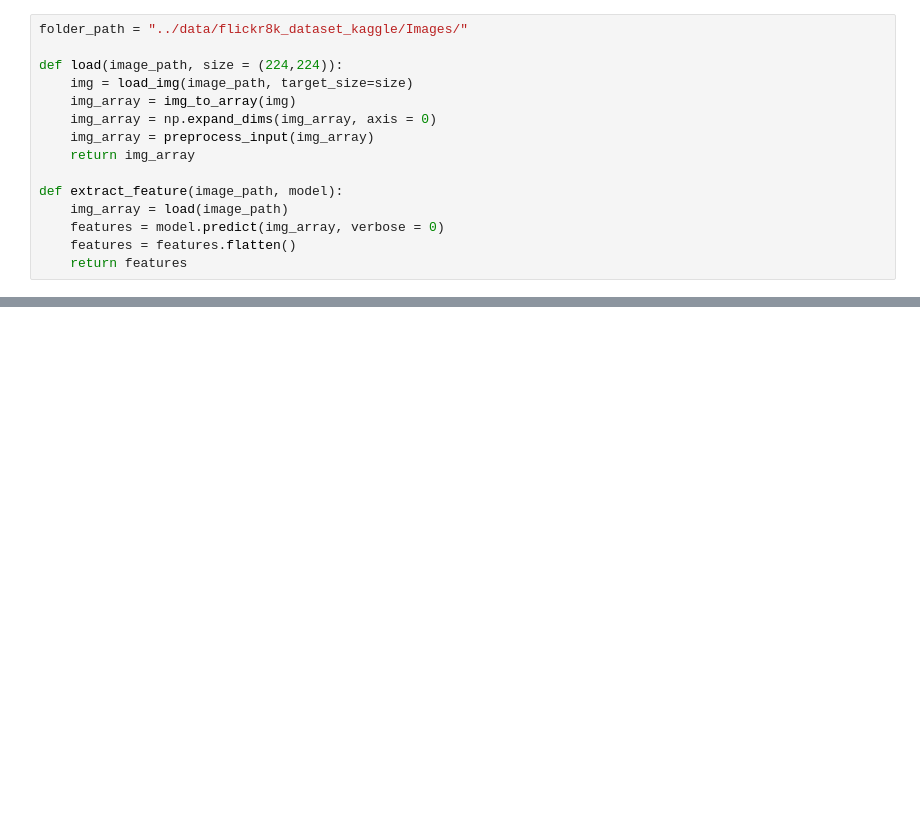
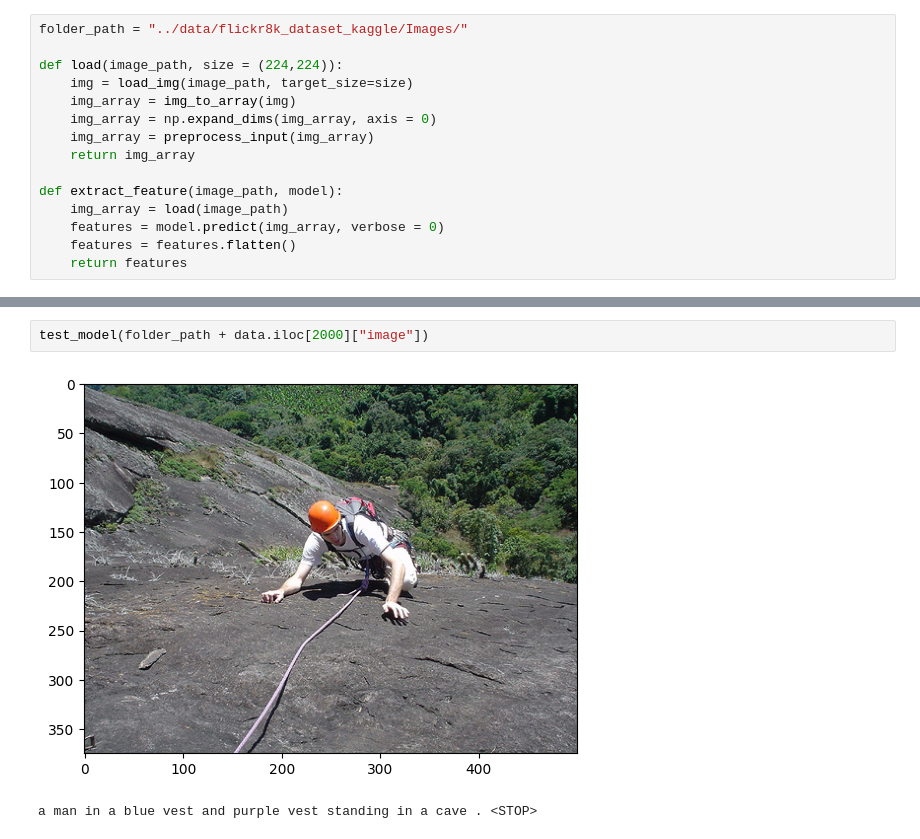
Before and after one commit to karthikeyan2725/image-captioning-flickr8k, a Jupyter notebook: train/train.ipynb, the cells around one changed output, grey strips where cells are left out. Cells and saved outputs as stored; diff of their text form; blank space fills up the shorter version.

```diff
--- a/train/train.ipynb
+++ b/train/train.ipynb
@@ -134,0 +320,5 @@ Model: "functional_1"
+# %%
+test_model(folder_path + data.iloc[2000]["image"])
+# %% [output]
+[figure, added]
+a man in a blue vest and purple vest standing in a cave . <STOP>
```
Also changed, not shown: parts of 25 cells of this notebook, 5 other files.
